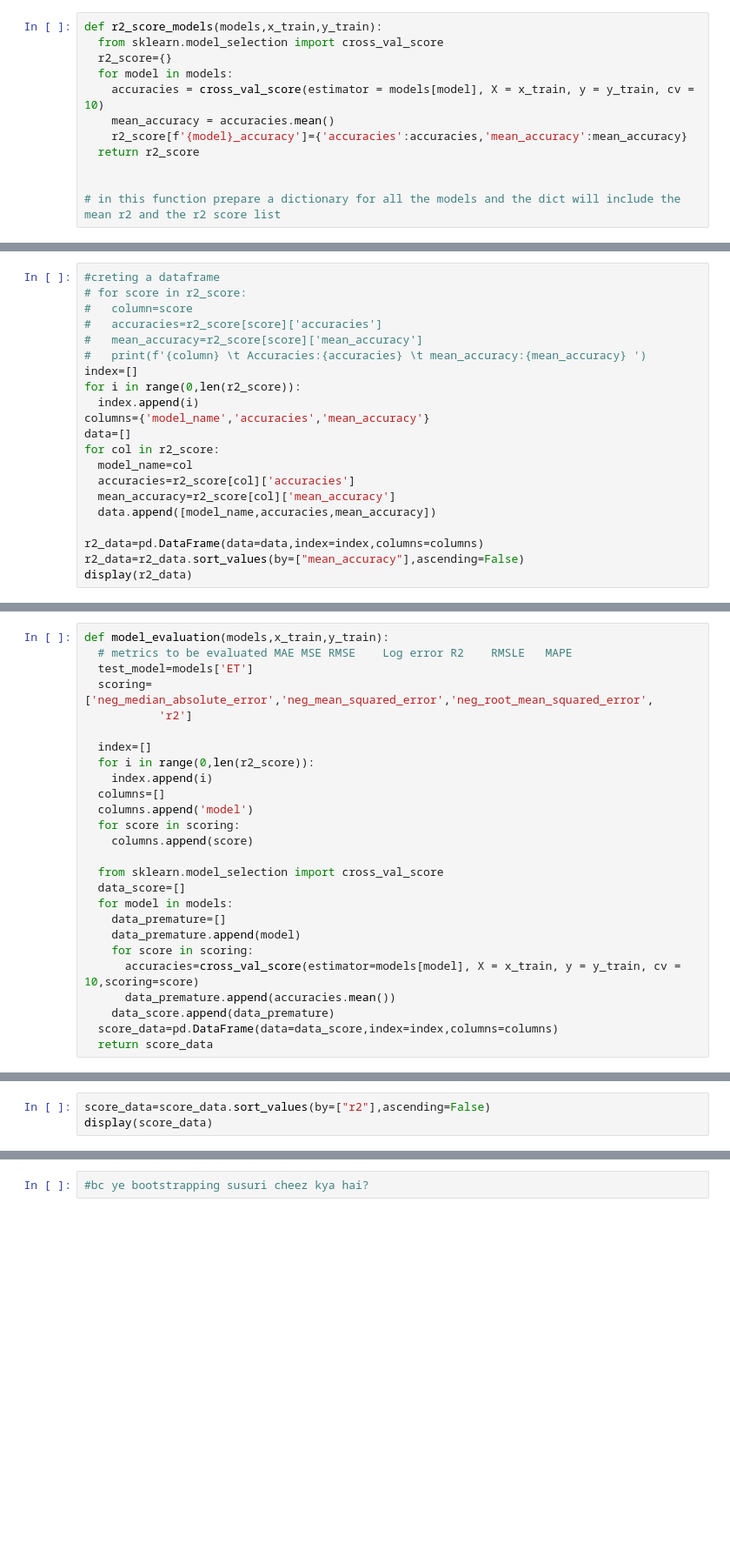
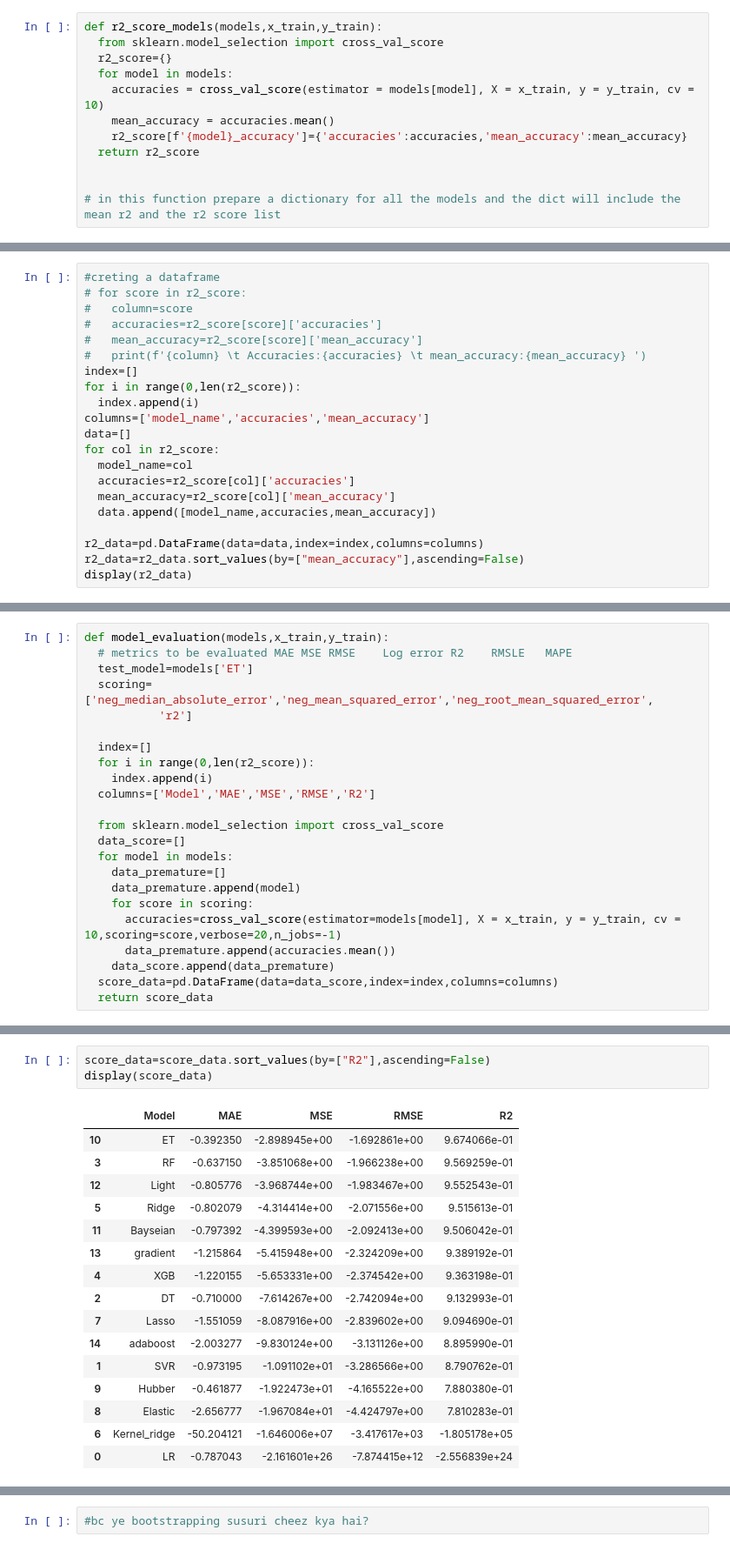
Before and after one commit to abhipray-cpu/ML, a Jupyter notebook: Regression/Regression_notebook/Regression_Notebook.ipynb, the cells around one changed output, grey strips where cells are left out. Shown: that part at 87% size. Drawn from its saved outputs; the diff is of its cells as text; blank space fills up the shorter version.

```diff
--- a/Regression/Regression_notebook/Regression_Notebook.ipynb
+++ b/Regression/Regression_notebook/Regression_Notebook.ipynb
@@ -654,7 +705,7 @@ r2_score=r2_score_models(models,x_train,y_train)
 index=[]
 for i in range(0,len(r2_score)):
   index.append(i)
-columns={'model_name','accuracies','mean_accuracy'}
+columns=['model_name','accuracies','mean_accuracy']
 data=[]
 for col in r2_score:
   model_name=col
@@ -675,10 +743,7 @@ def model_evaluation(models,x_train,y_train):
   index=[]
   for i in range(0,len(r2_score)):
     index.append(i)
-  columns=[]
-  columns.append('model')
-  for score in scoring:
-    columns.append(score)
+  columns=['Model','MAE','MSE','RMSE','R2']
 
   from sklearn.model_selection import cross_val_score
   data_score=[]
@@ -686,7 +751,7 @@ def model_evaluation(models,x_train,y_train):
     data_premature=[]
     data_premature.append(model)
     for score in scoring:
-      accuracies=cross_val_score(estimator=models[model], X = x_train, y = y_train, cv = 10,scoring=score)
+      accuracies=cross_val_score(estimator=models[model], X = x_train, y = y_train, cv = 10,scoring=score,verbose=20,n_jobs=-1)
       data_premature.append(accuracies.mean())
     data_score.append(data_premature)
   score_data=pd.DataFrame(data=data_score,index=index,columns=columns)
@@ -696,6 +762,23 @@ score_data=model_evaluation(models,x_train,y_train)
 # %%
-score_data=score_data.sort_values(by=["r2"],ascending=False)
+score_data=score_data.sort_values(by=["R2"],ascending=False)
 display(score_data)
+# %% [output]
+|  | Model | MAE | MSE | RMSE | R2 |
+| 10 | ET | -0.392350 | -2.898945e+00 | -1.692861e+00 | 9.674066e-01 |
+| 3 | RF | -0.637150 | -3.851068e+00 | -1.966238e+00 | 9.569259e-01 |
+| 12 | Light | -0.805776 | -3.968744e+00 | -1.983467e+00 | 9.552543e-01 |
+| 5 | Ridge | -0.802079 | -4.314414e+00 | -2.071556e+00 | 9.515613e-01 |
+| 11 | Bayseian | -0.797392 | -4.399593e+00 | -2.092413e+00 | 9.506042e-01 |
+| 13 | gradient | -1.215864 | -5.415948e+00 | -2.324209e+00 | 9.389192e-01 |
+| 4 | XGB | -1.220155 | -5.653331e+00 | -2.374542e+00 | 9.363198e-01 |
+| 2 | DT | -0.710000 | -7.614267e+00 | -2.742094e+00 | 9.132993e-01 |
+| 7 | Lasso | -1.551059 | -8.087916e+00 | -2.839602e+00 | 9.094690e-01 |
+| 14 | adaboost | -2.003277 | -9.830124e+00 | -3.131126e+00 | 8.895990e-01 |
+| 1 | SVR | -0.973195 | -1.091102e+01 | -3.286566e+00 | 8.790762e-01 |
+| 9 | Hubber | -0.461877 | -1.922473e+01 | -4.165522e+00 | 7.880380e-01 |
+| 8 | Elastic | -2.656777 | -1.967084e+01 | -4.424797e+00 | 7.810283e-01 |
+| 6 | Kernel_ridge | -50.204121 | -1.646006e+07 | -3.417617e+03 | -1.805178e+05 |
+| 0 | LR | -0.787043 | -2.161601e+26 | -7.874415e+12 | -2.556839e+24 |
 # %%
 def hypertune_model(model_name:str):
   if model_name == 'DT':
```
Also changed, not shown: parts of 10 cells of this notebook, 1 other file.
